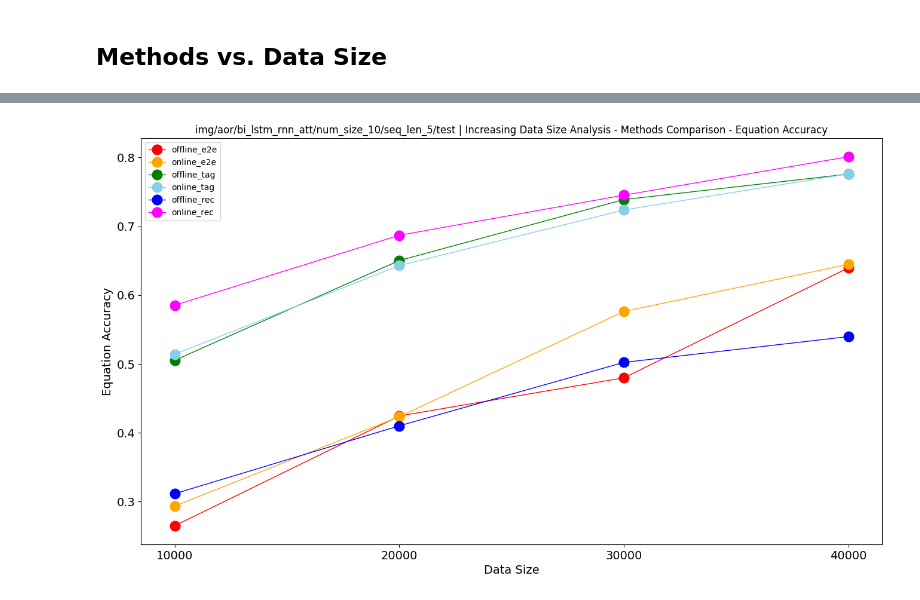
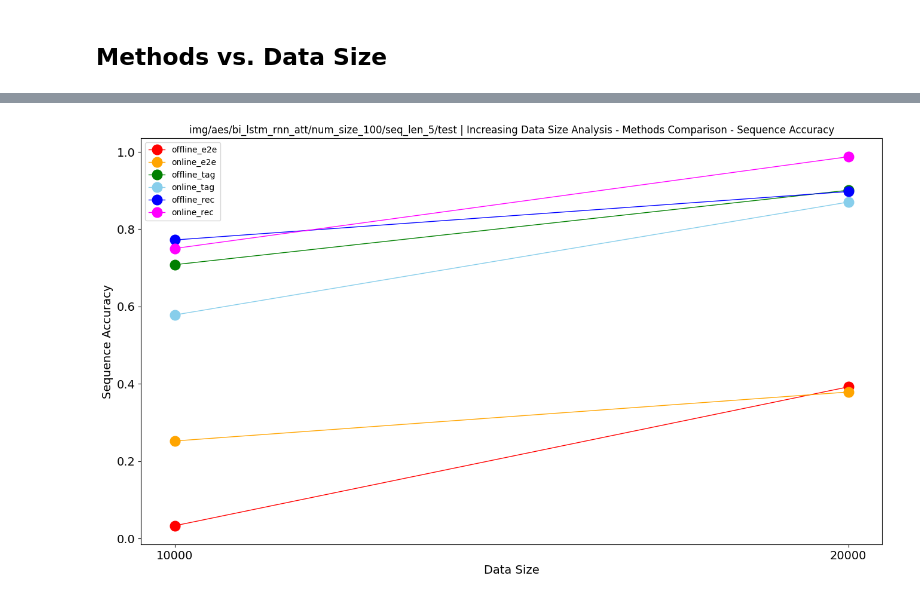
Before and after one commit to ShiningLab/Recurrent-Text-Editing, a Jupyter notebook: main/res/evaluation_plot.ipynb, the cells around one changed output, grey strips where cells are left out. Cells and saved outputs as stored; diff of their text form; code cells hidden in the pictures.

```diff
--- a/main/res/evaluation_plot.ipynb
+++ b/main/res/evaluation_plot.ipynb
@@ -307,12 +409,12 @@ log/nss/online/bi_lstm_rnn_att/recursion/num_size_100/seq_len_30/data_size_10000
 data_dict = {k: parse_log(v) for k, v in raw_data_dict.items()}
 # %%
 # 'Epoch', 'Step', 'Loss', 'Equation Accuracy', 'Token Accuracy', 'Sequence Accuracy'
-criteria = 'Sequence Accuracy'
+criteria = 'Equation Accuracy'
 criteria_dict = {}
 for c in candidates:
     label = '_'.join(c)
     criteria_list = []
-    for i in range(min_seq_len, max_seq_len+1, 5):
+    for i in range(min_seq_len, max_seq_len+1, interval_seq_len):
         key = LOG_PATH.format(c[0], c[1], i)
         criteria_list.append(data_dict[key][-1][criteria])
     criteria_dict[label] = criteria_list
@@ -359,13 +461,14 @@ candidates = [
     ['online', 'rec']
 ]
 # aes, aor, aec
-data_src = 'aor'
+data_src = 'aes'
 # transformer, bi_lstm_rnn_att
 model_name = 'bi_lstm_rnn_att'
-num_size = 10
+num_size = 100
 seq_len = 5
 min_data_size = 10000
-max_data_size = 40000
+max_data_size = 20000
+interval_data_size = 10000
 val_or_test = 'test' # val, test
 # %%
 # define path for end2end
@@ -383,7 +486,7 @@ LOG_PATH = os.path.join(
 # read data
 raw_data_dict = {}
 for c in candidates:
-    for i in range(min_data_size, max_data_size+1, 10000):
+    for i in range(min_data_size, max_data_size+1, interval_data_size):
         file_name = LOG_PATH.format(c[0], c[1], i)
         print(file_name)
         raw_data_dict[file_name] = load_txt(file_name)
@@ -410,12 +508,12 @@ log/aor/online/bi_lstm_rnn_att/rec/num_size_10/seq_len_5/data_size_40000/test.tx
 data_dict = {k: parse_log(v) for k, v in raw_data_dict.items()}
 # %%
 # 'Epoch', 'Step', 'Loss', 'Token Accuracy', 'Sequence Accuracy', 'Equation Accuracy'
-criteria = 'Equation Accuracy'
+criteria = 'Sequence Accuracy'
 criteria_dict = {}
 for c in candidates:
     label = '_'.join(c)
     criteria_list = []
-    for i in range(min_data_size, max_data_size+1, 10000):
+    for i in range(min_data_size, max_data_size+1, interval_data_size):
         key = LOG_PATH.format(c[0], c[1], i)
 #         print(key)
         criteria_list.append(data_dict[key][-1][criteria])
@@ -427,26 +525,26 @@ print(criteria_dict)
 # %%
 colors = ['red', 'orange', 'green', 'skyblue', 'blue', 'magenta', 'purple']
 save_path = os.path.join(
     'img',
     '{}'.format(data_src),
     model_name,
     'num_size_{}'.format(num_size),
     'seq_len_{}'.format(seq_len),
     val_or_test)
 
 if not os.path.exists(save_path): os.makedirs(save_path)
 
 title = 'Increasing Data Size Analysis - Methods Comparison - {}'.format(criteria)
 
 show_plot(
     data_dict=criteria_dict,
     colors=colors,
     title=title,
     xlabel='Data Size',
     ylabel=criteria,
     save_path=save_path,
-    xticks=range(min_data_size, max_data_size+1, 10000),
+    xticks=range(min_data_size, max_data_size+1, interval_data_size),
     marker=True
 )
 # %% [output]
-[figure, old version]
+[figure, new version]
```
Also changed, not shown: parts of 18 cells of this notebook, 3 other files.
